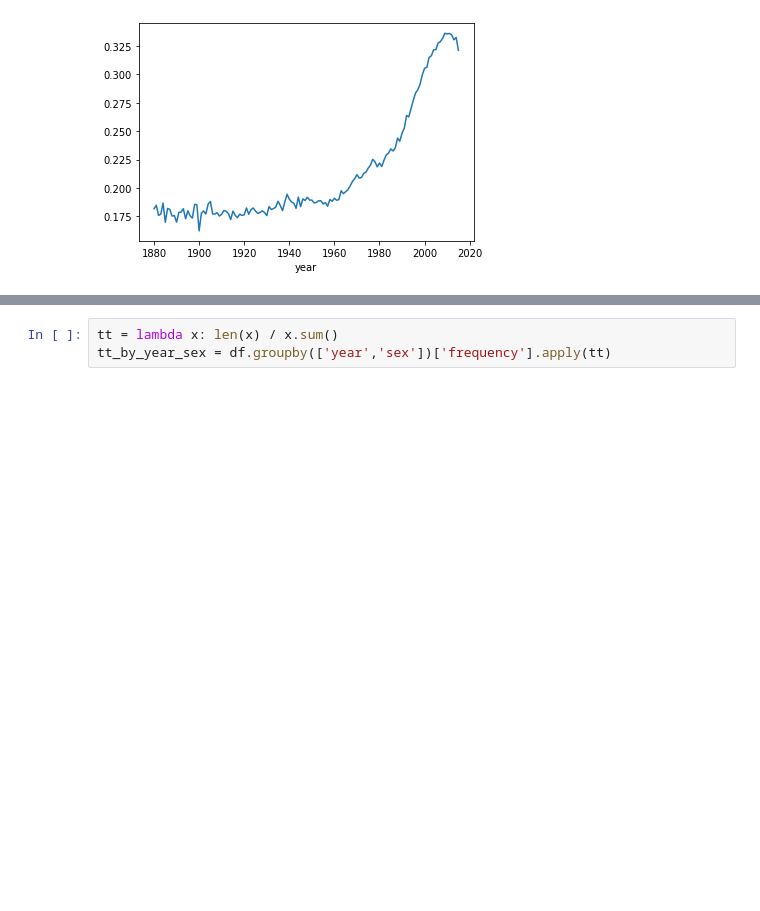
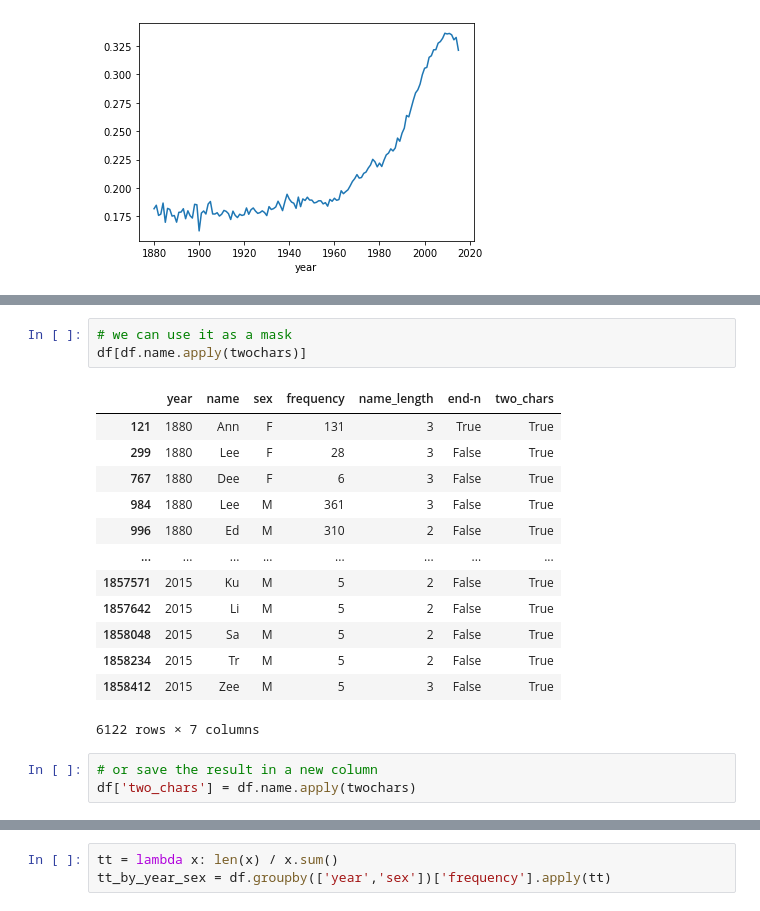
Before and after one commit to Living-with-machines/dhoxss-text2tech, a Jupyter notebook: Sessions/3.1 - Working with Tabular Data.ipynb, the cells around one changed output, grey strips where cells are left out. Saved outputs shown, nothing was run; the diff lists cells and outputs as text; blank space fills up the shorter version.

```diff
--- a/Sessions/3.1 - Working with Tabular Data.ipynb
+++ b/Sessions/3.1 - Working with Tabular Data.ipynb
@@ -1093,0 +1116,20 @@ df[df.sex=='M'].groupby('year')['end-n'].apply(lambda x: x.sum() / len(x)).plot(
+# %%
+# we can use it as a mask
+df[df.name.apply(twochars)]
+# %% [output]
+|  | year | name | sex | frequency | name_length | end-n | two_chars |
+| 121 | 1880 | Ann | F | 131 | 3 | True | True |
+| 299 | 1880 | Lee | F | 28 | 3 | False | True |
+| 767 | 1880 | Dee | F | 6 | 3 | False | True |
+| 984 | 1880 | Lee | M | 361 | 3 | False | True |
+| 996 | 1880 | Ed | M | 310 | 2 | False | True |
+| ... | ... | ... | ... | ... | ... | ... | ... |
+| 1857571 | 2015 | Ku | M | 5 | 2 | False | True |
+| 1857642 | 2015 | Li | M | 5 | 2 | False | True |
+| 1858048 | 2015 | Sa | M | 5 | 2 | False | True |
+| 1858234 | 2015 | Tr | M | 5 | 2 | False | True |
+| 1858412 | 2015 | Zee | M | 5 | 3 | False | True |
+6122 rows × 7 columns
+# %%
+# or save the result in a new column
+df['two_chars'] = df.name.apply(twochars)
```
Also changed, not shown: parts of 41 cells of this notebook, 1 other file.
